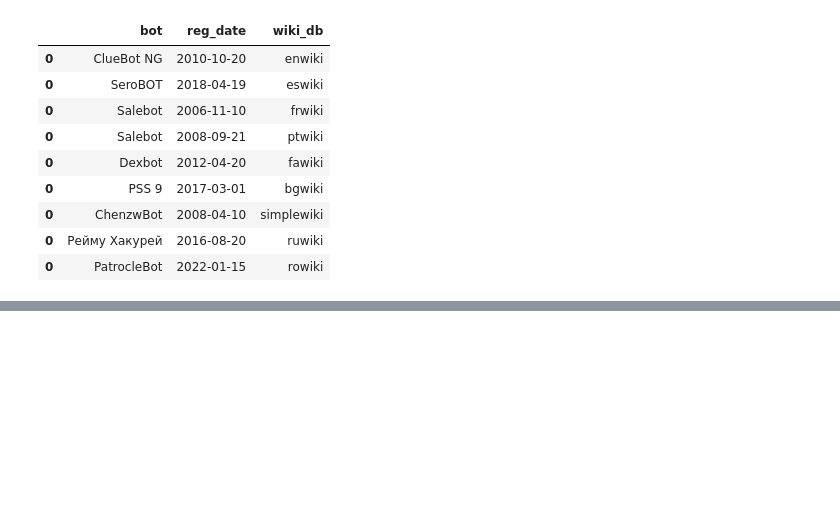
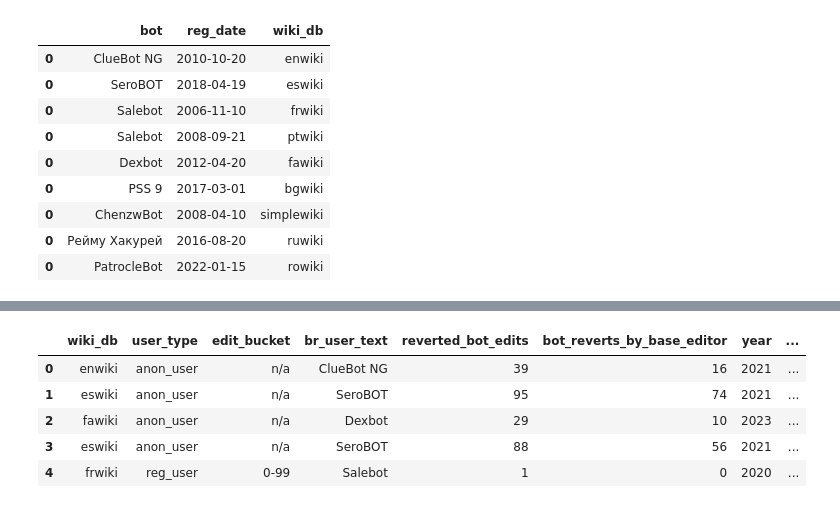
Before and after one commit to wikimedia-research/mod-tools-FY24, a Jupyter notebook: [T341857] anti_vandal_bots_reverts/bot_reverts_analysis.ipynb, the cells around one changed output, grey strips where cells are left out. Cells and saved outputs as stored; diff of their text form; code cells hidden in the pictures; blank space fills up the shorter version.

```diff
--- a/[T341857] anti_vandal_bots_reverts/bot_reverts_analysis.ipynb
+++ b/[T341857] anti_vandal_bots_reverts/bot_reverts_analysis.ipynb
@@ -273,0 +417,9 @@ percent_bot_reverts.fillna(0).to_csv('data_outputs/anti_vandal_bot_revert_percen
+# %%
+reverted_bot_reverts.head()
+# %% [output]
+|  | wiki_db | user_type | edit_bucket | br_user_text | reverted_bot_edits | bot_reverts_by_base_editor | year | ... |
+| 0 | enwiki | anon_user | n/a | ClueBot NG | 39 | 16 | 2021 | ... |
+| 1 | eswiki | anon_user | n/a | SeroBOT | 95 | 74 | 2021 | ... |
+| 2 | fawiki | anon_user | n/a | Dexbot | 29 | 10 | 2023 | ... |
+| 3 | eswiki | anon_user | n/a | SeroBOT | 88 | 56 | 2021 | ... |
+| 4 | frwiki | reg_user | 0-99 | Salebot | 1 | 0 | 2020 | ... |
```
Also changed, not shown: parts of 18 cells of this notebook, 2 other files.
